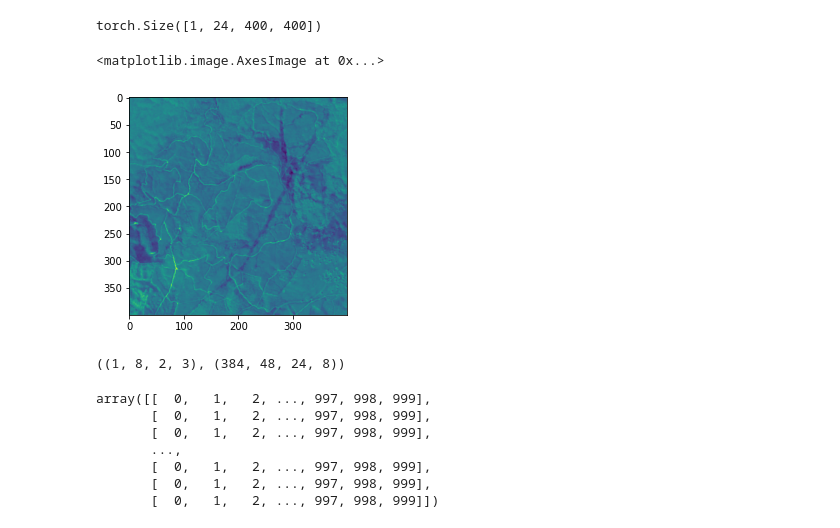
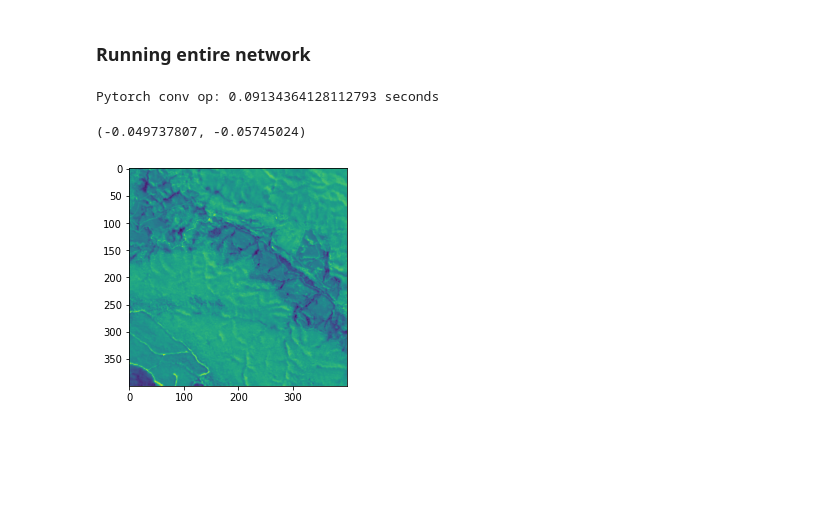
Before and after one commit to ANU-WALD/sat_decomp, a Jupyter notebook: np_pytorch_inference.ipynb, the cells around one changed output. Saved outputs shown, nothing was run; the diff lists cells and outputs as text; code cells hidden in the pictures; blank space fills up the shorter version.

```diff
--- a/np_pytorch_inference.ipynb
+++ b/np_pytorch_inference.ipynb
@@ -56,27 +86,0 @@ AAA (1, 400, 400, 24)
-# %%
-import torch
-import torch.nn as nn
-
-device = torch.device("cpu")
-
-class AE(nn.Module):
-    def __init__(self, n_comps, n_coeffs):
-        super(AE, self).__init__()
-        self.n_coeffs = n_coeffs
-        self.n_comps = n_comps
-        self.D = nn.Linear(1, self.n_comps*404*404, bias=False)
-        self.conv1 = nn.Conv2d(self.n_comps, 2*self.n_comps, kernel_size=5, bias=False)
-        self.coeffs = nn.Linear(1, 2*self.n_comps*self.n_coeffs, bias=False)
-
-    def forward(self, x):
-        base = self.D(x)
-        conv1 =  torch.tanh(self.conv1(base.reshape(1, self.n_comps, 404, 404)))
-        coeffs = self.coeffs(x).view(2*self.n_comps, self.n_coeffs)
-        return torch.einsum('ik,kj->ji', conv1.view(400*400, 2*self.n_comps), coeffs)
-
-net = torch.load("05_05_net.pt", map_location='cpu')
-net.eval()
-input = torch.ones(1, device=device)
-stack = net(input).cpu().detach().numpy().reshape(-1,400,400)
-
-stack.shape
@@ -95,34 +116,19 @@ ker.shape
+# %% [markdown]
+### Running entire network
 # %%
+start = time.time()
 conv1 = torch.tanh(net.conv1(net.D(input).reshape(1, 12, 404, 404)))#.detach().numpy()
-print(conv1.shape)
 coeffs = net.coeffs(input).view(2*net.n_comps, net.n_coeffs)
-result = torch.einsum('ik,kj->ji', conv1.view(400*400, 2*net.n_comps), coeffs)
+res = torch.einsum('ki,kj->ji', conv1.view(2*net.n_comps,400*400), coeffs).detach().numpy().reshape(-1,400,400)
+#plt.imshow(conv1.detach().numpy()[0,4,:,:])
 
-result = result.detach().numpy().reshape(-1,400,400)
-plt.imshow(result[2,:,:])
 
-#0.0025242488, 0.030429404
-#0.0025242434, 0.030420015
+print(f"Pytorch conv op: {time.time()-start} seconds")
+plt.imshow(res[0,:,:])
+
+# Ref values
+res[0,200,200], res[12,200,200]
 # %% [output]
-torch.Size([1, 24, 400, 400])
+Pytorch conv op: 0.09134364128112793 seconds
-<matplotlib.image.AxesImage at 0x...>
+(-0.049737807, -0.05745024)
-[figure, old version]
+[figure, new version]
-# %%
-a = np.random.rand(1,8,2,3)
-a.shape, a.strides
-# %% [output]
-((1, 8, 2, 3), (384, 48, 24, 8))
-# %%
-n = 1000
-a = np.arange(n)
-
-b = np.lib.stride_tricks.as_strided(a, (n, n), (0, 8))
-b
-# %% [output]
-array([[  0,   1,   2, ..., 997, 998, 999],
-       [  0,   1,   2, ..., 997, 998, 999],
-       [  0,   1,   2, ..., 997, 998, 999],
-       ...,
-       [  0,   1,   2, ..., 997, 998, 999],
-       [  0,   1,   2, ..., 997, 998, 999],
-       [  0,   1,   2, ..., 997, 998, 999]])
```
Also changed, not shown: parts of 15 cells of this notebook.
